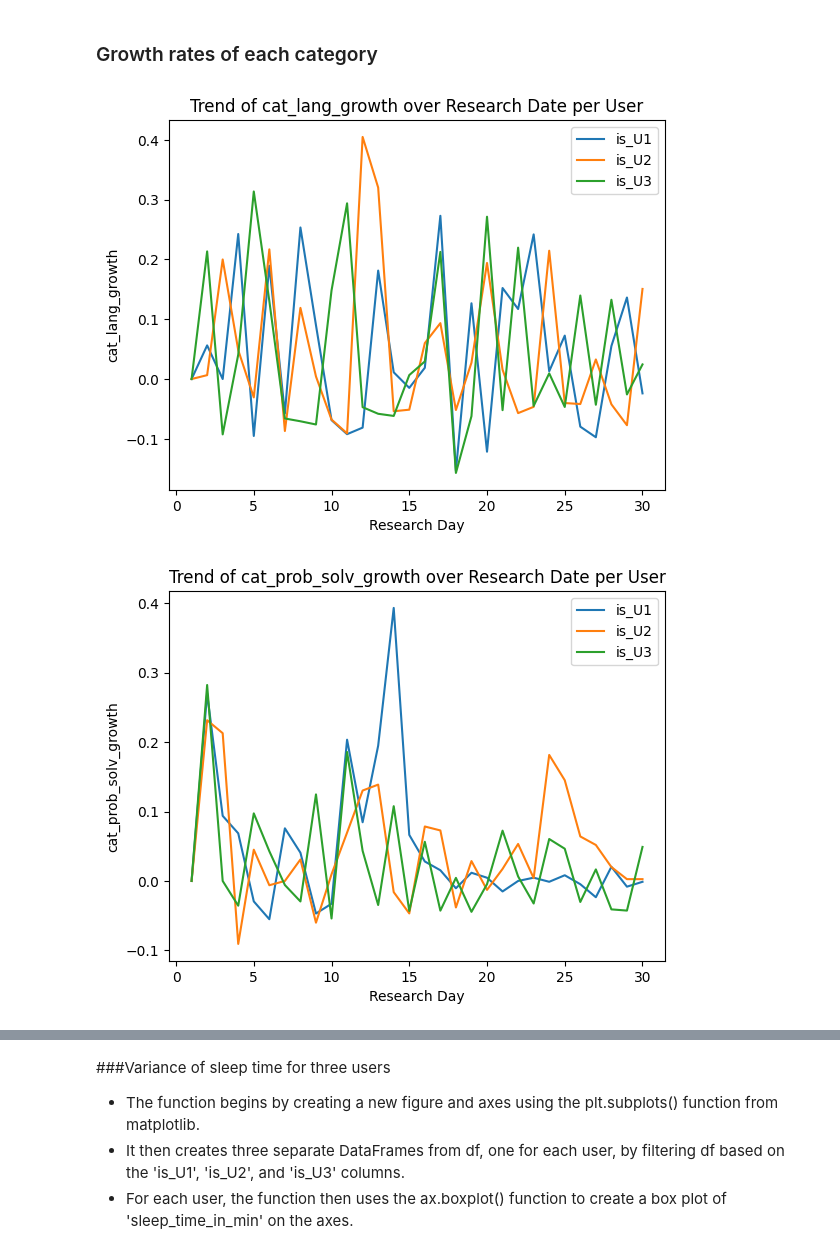
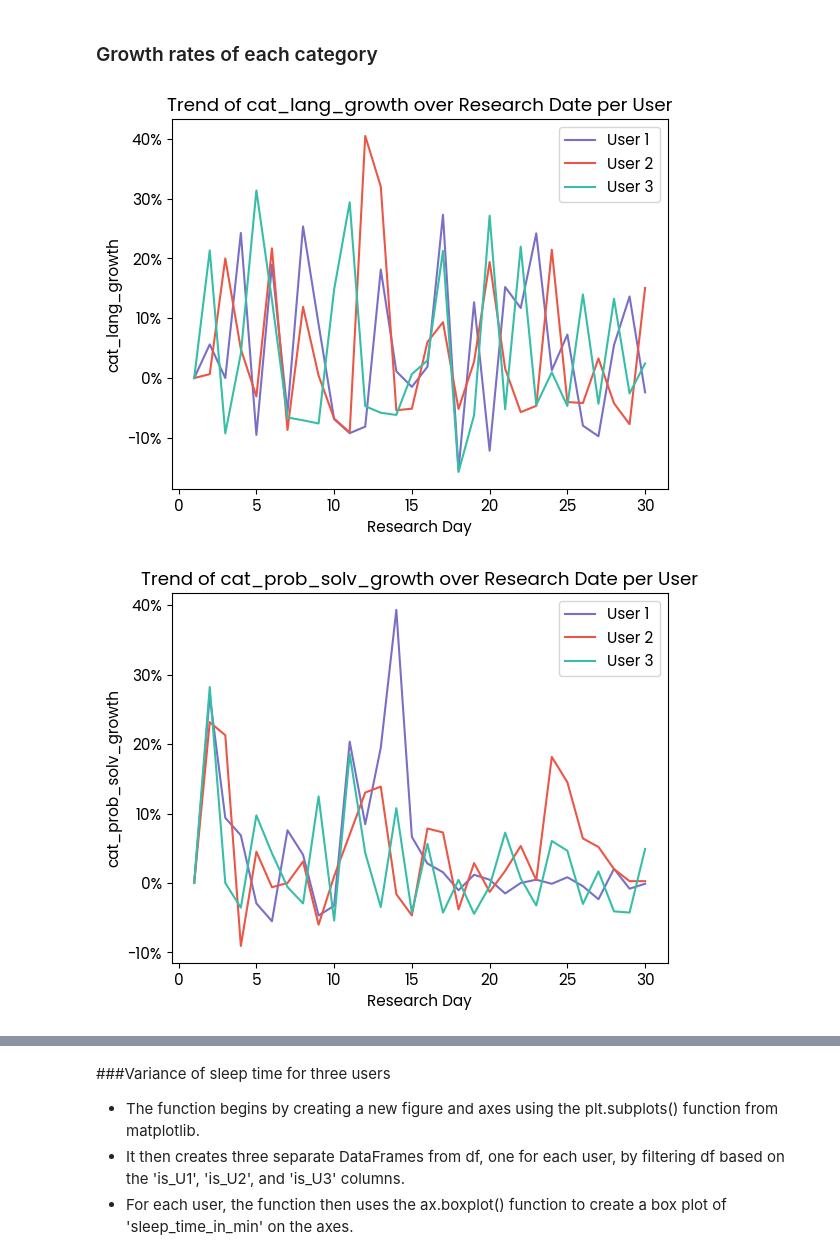
Before and after one commit to WGaitanidis/Grp5_Data_Analysis_Visualisation, a Jupyter notebook: Grp5_Data_Analysis_Sleep_Cognitive_Abilities.ipynb, the cells around one changed output, grey strips where cells are left out. Saved outputs shown, nothing was run; the diff lists cells and outputs as text; code cells hidden in the pictures.

```diff
--- a/Grp5_Data_Analysis_Sleep_Cognitive_Abilities.ipynb
+++ b/Grp5_Data_Analysis_Sleep_Cognitive_Abilities.ipynb
@@ -161,0 +162,18 @@ df
+# %%
+from matplotlib import font_manager
+
+# Register the font with matplotlib (uploaded the .ttf document to the collab workspace)
+font_manager.fontManager.addfont('/content/Poppins-Regular.ttf')
+
+# Set the font properties
+font = {'family' : 'Poppins',
+        'weight' : 'bold',
+        'size'   : 11}
+
+plt.rc('font', **font)
+
+# Define the color palette
+colors = ["#7A6FC6", "#EB5647", "#36BEA6"]
+
+# Set the default color cycle
+plt.rcParams['axes.prop_cycle'] = plt.cycler(color=colors)
@@ -309,41 +354,50 @@ plot_brain_scores_growth(df)
 # %%
 def create_growth_plots_per_user(df):
     """
     This function creates a separate line plot for each specified variable with the research date on the x-axis
     and the variable on the y-axis. It creates a different line for each user.
     """
 
     # List of variables to plot
     variables = ['cat_lang_growth', 'cat_prob_solv_growth', 'cat_memory_growth', 'cat_focus_growth',
                  'cat_mental_agility_growth', 'cat_emotion_growth', 'cat_coord_growth']
 
-    # List of users
-    users = ['is_U1', 'is_U2', 'is_U3']
+    # List of users and corresponding labels
+    users = [('is_U1', 'User 1'), ('is_U2', 'User 2'), ('is_U3', 'User 3')]
+
+    # Formatter for the y-axis labels
+    formatter = FuncFormatter(lambda y, _: '{:.0%}'.format(y))
 
     # Iterate over the variables
     for var in variables:
         # Create a new figure
-        plt.figure()
+        fig, ax = plt.subplots()
+
+        # Set the formatter for the y-axis labels
+        ax.yaxis.set_major_formatter(formatter)
 
         # Iterate over the users
-        for user in users:
+        for user, label in users:
             # Create a mask for the current user
             mask = df[user] == 1
 
             # Create a line plot for the current variable and user
-            plt.plot(df.loc[mask, 'Research_Date'], df.loc[mask, var], label=user)
+            ax.plot(df.loc[mask, 'Research_Date'], df.loc[mask, var], label=label)
 
         # Set the title, labels, and legend
-        plt.title(f'Trend of {var} over Research Date per User')
-        plt.xlabel('Research Day')
-        plt.ylabel(var)
-        plt.legend()
+        ax.set_title(f'Trend of {var} over Research Date per User')
+        ax.set_xlabel('Research Day')
+        ax.set_ylabel(var)
+        ax.legend()
+
+        # Save the plot as a .png file
+        plt.savefig(f'/content/grp5_visualisation/plot_growth_{var}.png', format='png', dpi=300, bbox_inches='tight')
 
         # Display the plot
         plt.show()
 
 # Calling the function with the DataFrame
 create_growth_plots_per_user(df)
 # %% [output]
-[figure, old version]
+[figure, new version]
-[figure, old version]
+[figure, new version]
```
Also changed, not shown: parts of 14 cells of this notebook.
